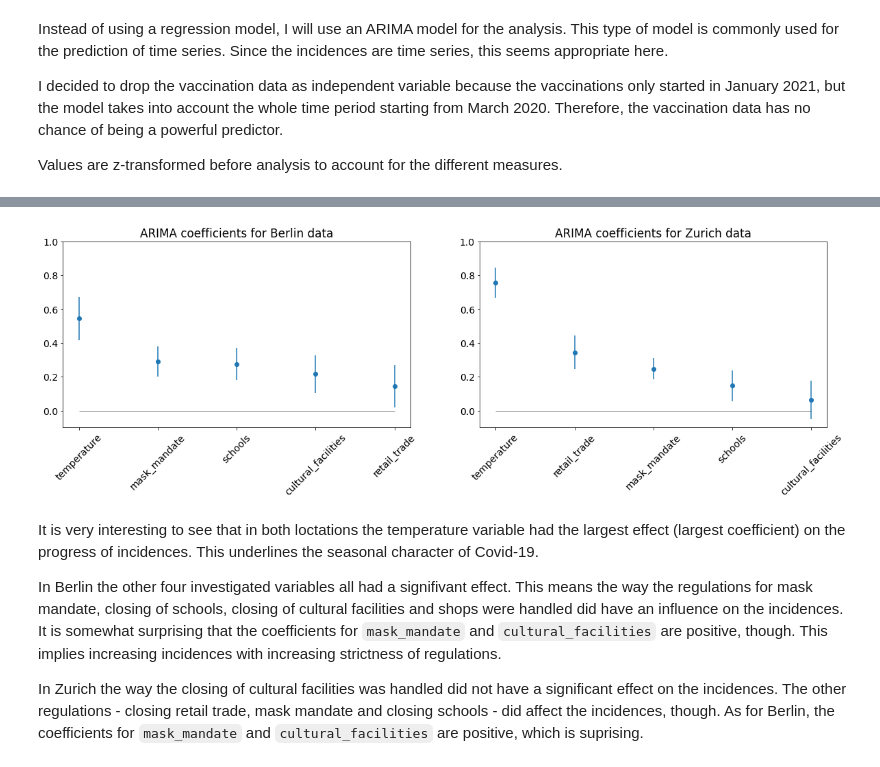
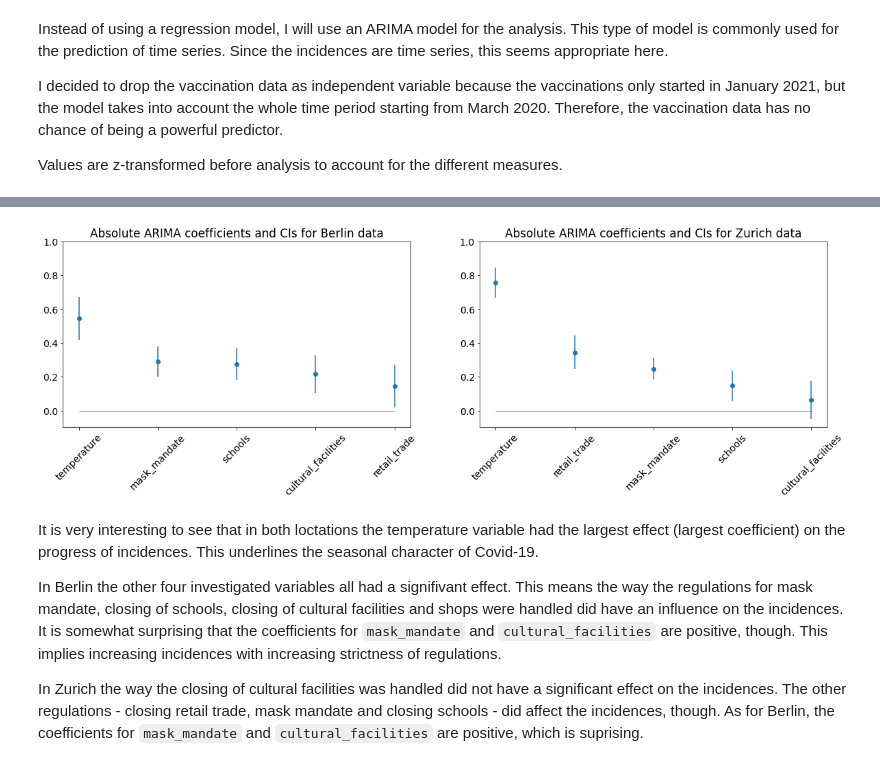
Before and after one commit to zoraaroz/covid19-cases-lockdowns, a Jupyter notebook: data_analysis.ipynb, the cells around one changed output, grey strips where cells are left out. Saved outputs shown, nothing was run; the diff lists cells and outputs as text; code cells hidden in the pictures.

```diff
--- a/data_analysis.ipynb
+++ b/data_analysis.ipynb
@@ -1224,15 +1228,15 @@ Warnings:
 # %%
 fig = plt.figure(figsize=(20,5));
 plt.subplot(1,2,1)
 plot_ARIMAcoefs(res_be)
 plt.ylim((-.1,1));
-plt.title('ARIMA coefficients for Berlin data');
+plt.title('Absolute ARIMA coefficients and CIs for Berlin data');
 plt.subplot(1,2,2)
 plot_ARIMAcoefs(res_zh)
 plt.ylim((-.1,1));
-plt.title('ARIMA coefficients for Zurich data');
+plt.title('Absolute ARIMA coefficients and CIs for Zurich data');
 # %% [output]
-[figure, old version]
+[figure, new version]
 # %% [markdown]
 It is very interesting to see that in both loctations the temperature variable had the largest effect (largest coefficient) on the progress of incidences. This underlines the seasonal character of Covid-19.
 
```
Also changed, not shown: parts of 7 cells of this notebook.
